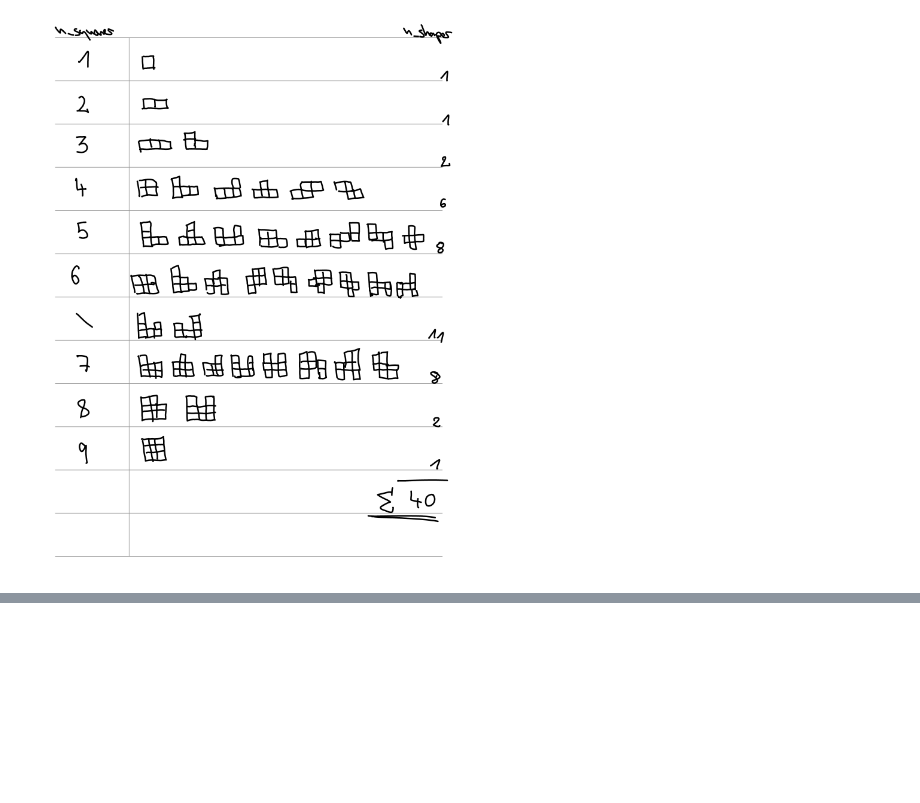
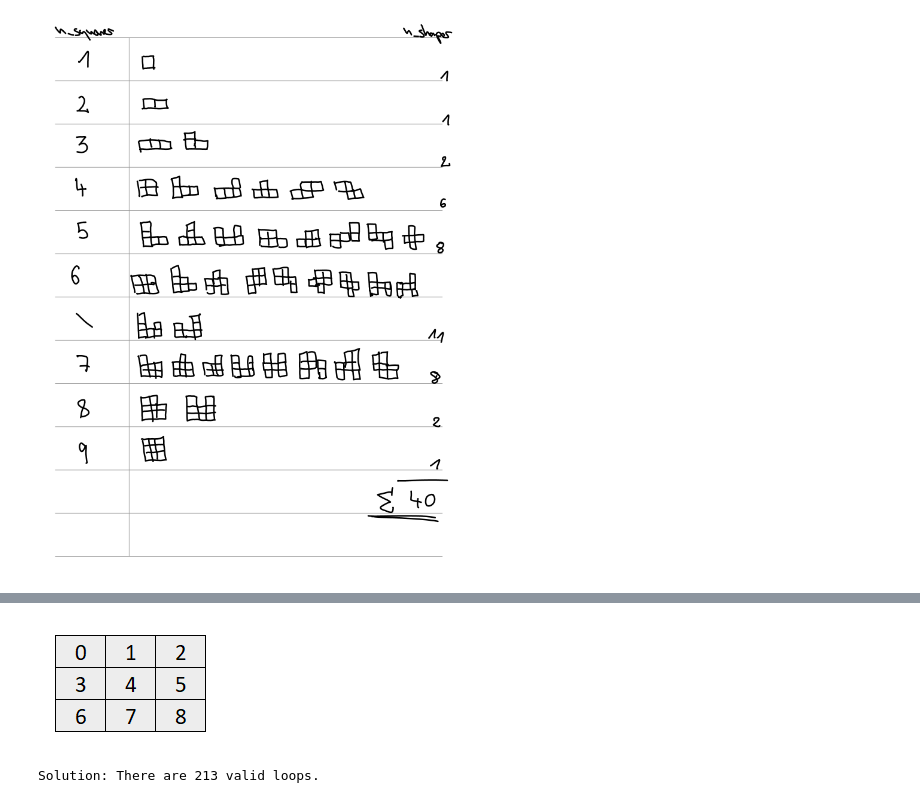
Before and after one commit to Michael-N-N/Puzzles, a Jupyter notebook: The Fiddler/2024.02.09 (1) How Many Loops Can You Slither Around.ipynb, the cells around one changed output, grey strips where cells are left out. Cells and saved outputs as stored; diff of their text form; code cells hidden in the pictures; blank space fills up the shorter version.

Commit message:
Solution revised

```diff
--- a/The Fiddler/2024.02.09 (1) How Many Loops Can You Slither Around.ipynb
+++ b/The Fiddler/2024.02.09 (1) How Many Loops Can You Slither Around.ipynb
@@ -26,0 +37,54 @@ display.Image("files/loops.png")
+# %%
+# Coordinates of the squares
+display.Image("files/loops_2.png")
+# %% [output]
+[figure, added]
+# %%
+counter = 0
+
+# Create a set with all possible vertices_combinations
+vertices_combinations = []
+for i in range(0,10):
+	vertices_combinations += list(itertools.combinations(range(9),i))
+
+valid_combinations = []
+
+# Go through the vertices_combinations to find the valid graphs.
+for vertices in vertices_combinations:
+
+	# Add the vertices to the graph
+	graph = nx.Graph()
+	graph.add_nodes_from(vertices)
+
+	if len(vertices) == 0: # empty set
+		valid_combinations.append(False)
+		continue
+
+	# Doughnut case: If all vertices 1, 3, 5, 7 are in the graph and the middle vertex (4) is not, we have an invalide graph, because there are at lease two loops (around the 4
+	#  and the outer loop).
+	if not 4 in vertices:
+		if all(elem in vertices for elem in [1,3,5,7]):
+			valid_combinations.append(False)
+			continue
+
+	# If two adjacent vertices are in the graph, then add an edge between them to the graph.
+	for i in [0,1]:	# Horizontal edges
+		for j in [0,3,6]:
+			if i+j in vertices and i+j+1 in vertices:
+				graph.add_edges_from([(i+j,i+j+1)])
+
+	for i in [0,3]: # Vertical edges
+		for j in [0,1,2]:
+			if i+j in vertices and i+j+3 in vertices:
+				graph.add_edges_from([(i+j,i+j+3)])
+
+	# Check if all vertices are connected, then we have a valid loop.
+	if nx.is_connected(graph):
+		counter += 1
+		valid_combinations.append(True)
+	else:
+		valid_combinations.append(False)
+
+print(f'\nSolution: There are {counter} valid loops.')
+# %% [output]
+Solution: There are 213 valid loops.
```
Also changed, not shown: parts of 4 cells of this notebook, 1 other file.
